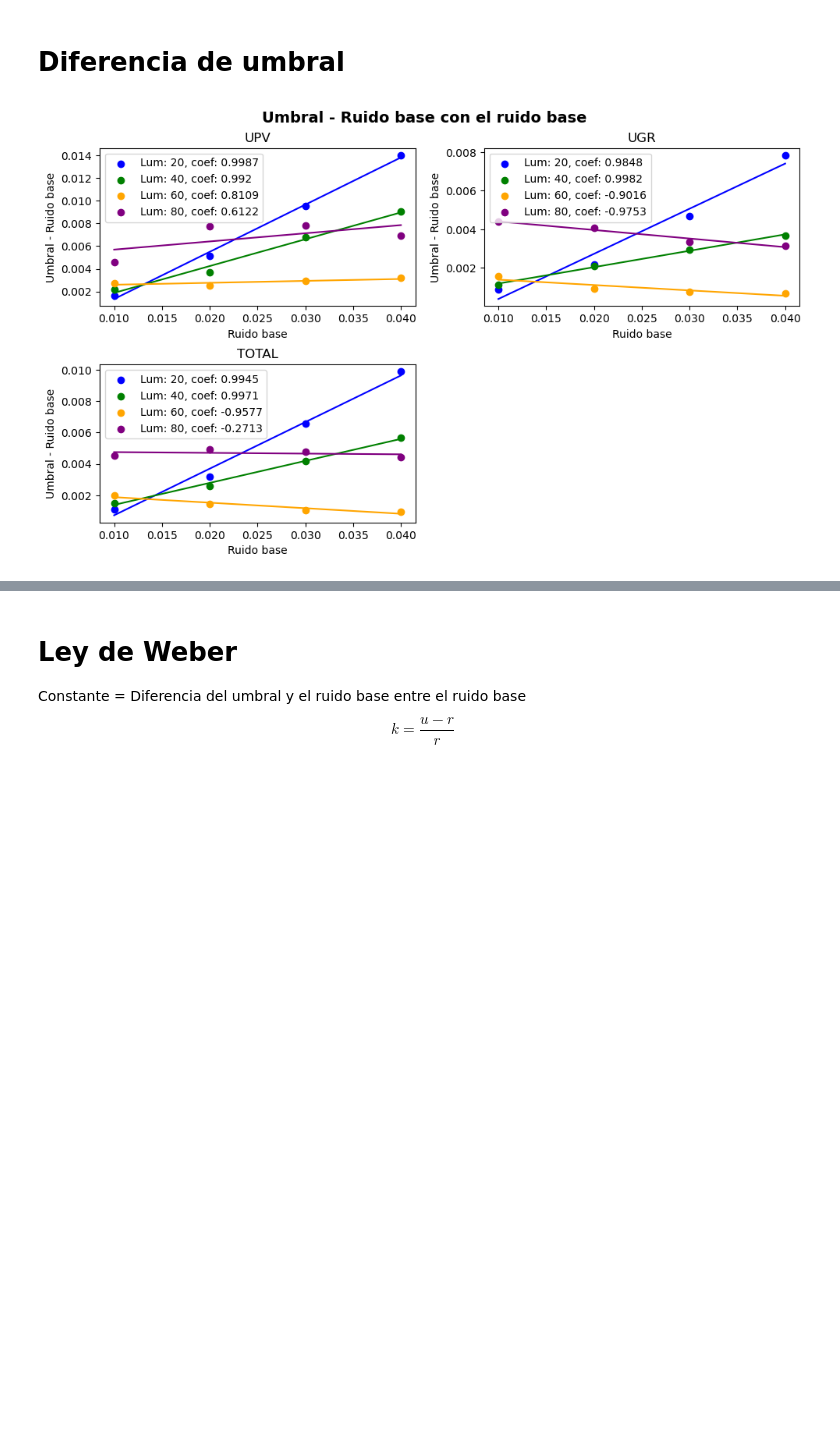
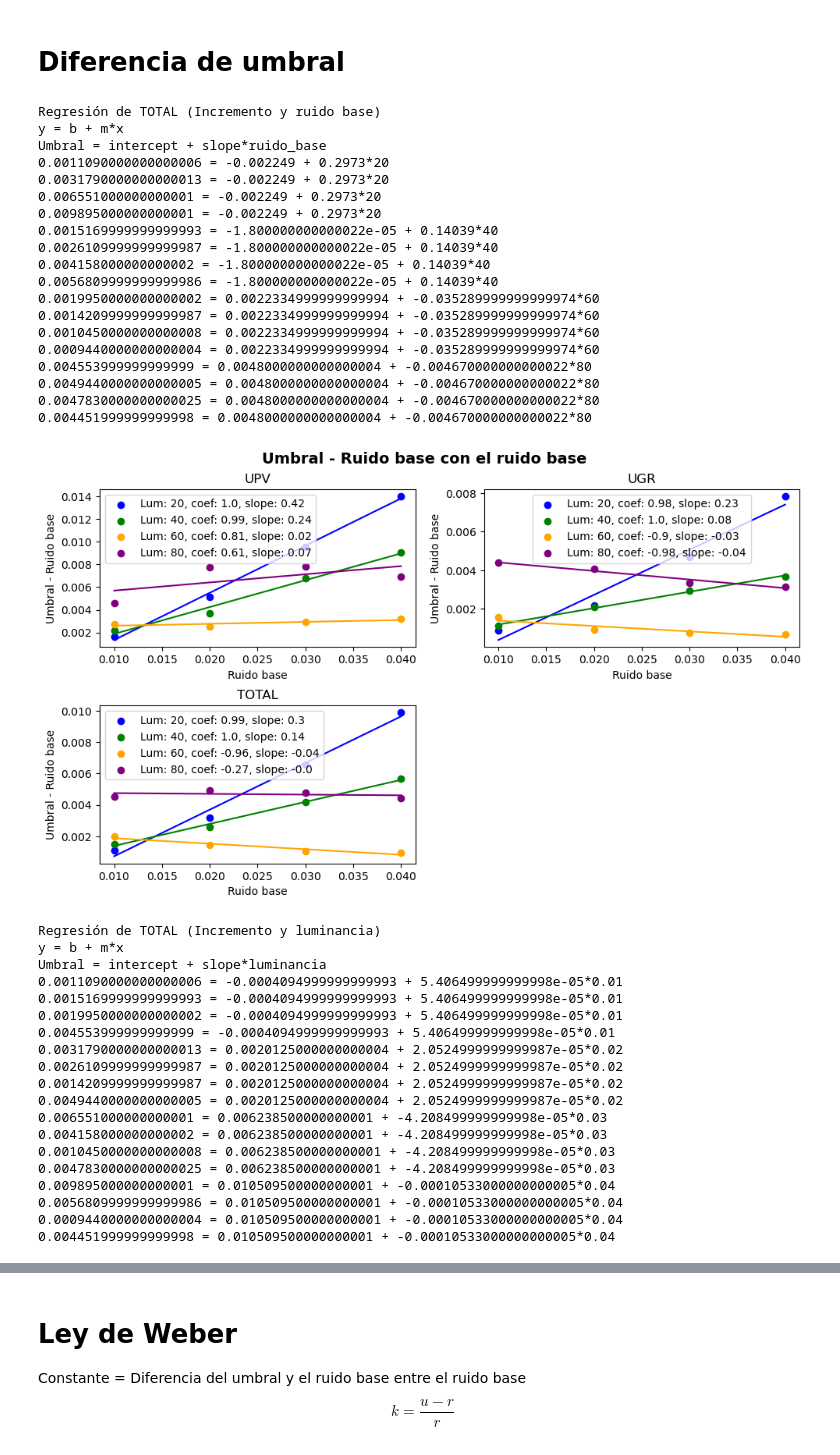
Before and after one commit to Luismikudo/tfm-noise-detection, a Jupyter notebook: plots.ipynb, the cells around one changed output, grey strips where cells are left out. Drawn from its saved outputs; the diff is of its cells as text; code cells hidden in the pictures; blank space fills up the shorter version.

```diff
--- a/plots.ipynb
+++ b/plots.ipynb
@@ -44,7 +44,7 @@ for i, luminancia in enumerate(unique_luminancias):
     slope, intercept, r_value, p_value, std_err = linregress(luminancia_ruido_base, luminancia_medias)
 
     # Graficar los resultados
-    axs[0, 0].scatter(luminancia_ruido_base, luminancia_medias, color=colors[i], label="Lum: {}, coef: {}".format(luminancia, round(r_value,4)))
+    axs[0, 0].scatter(luminancia_ruido_base, luminancia_medias, color=colors[i], label="Lum: {}, coef: {}, slope: {}".format(luminancia, round(r_value,2), round(slope,2)))
     axs[0, 0].plot(luminancia_ruido_base, intercept + slope * luminancia_ruido_base, color=colors[i])
 
 axs[0, 0].set_title('UPV')
@@ -65,7 +65,7 @@ for i, luminancia in enumerate(unique_luminancias):
     slope, intercept, r_value, p_value, std_err = linregress(luminancia_ruido_base, luminancia_medias)
 
     # Graficar los resultados
-    axs[0, 1].scatter(luminancia_ruido_base, luminancia_medias, color=colors[i], label="Lum: {}, coef: {}".format(luminancia, round(r_value,4)))
+    axs[0, 1].scatter(luminancia_ruido_base, luminancia_medias, color=colors[i], label="Lum: {}, coef: {}, slope: {}".format(luminancia, round(r_value,2), round(slope,2)))
     axs[0, 1].plot(luminancia_ruido_base, intercept + slope * luminancia_ruido_base, color=colors[i])
 
 axs[0, 1].set_title('UGR')
@@ -86,7 +86,7 @@ for i, luminancia in enumerate(unique_luminancias):
     slope, intercept, r_value, p_value, std_err = linregress(luminancia_ruido_base, luminancia_medias)
 
     # Graficar los resultados
-    axs[1, 0].scatter(luminancia_ruido_base, luminancia_medias, color=colors[i], label="Lum: {}, coef: {}".format(luminancia, round(r_value,4)))
+    axs[1, 0].scatter(luminancia_ruido_base, luminancia_medias, color=colors[i], label="Lum: {}, coef: {}, slope: {}".format(luminancia, round(r_value,2), round(slope,2)))
     axs[1, 0].plot(luminancia_ruido_base, intercept + slope * luminancia_ruido_base, color=colors[i])
 
 axs[1, 0].set_title('TOTAL')
@@ -124,7 +124,7 @@ for i, ruido in enumerate(unique_ruido_base):
     slope, intercept, r_value, p_value, std_err = linregress(ruido_base_luminancias, ruido_base_medias)
 
     # Graficar los resultados
-    axs[0, 0].scatter(ruido_base_luminancias, ruido_base_medias, color=colors[i], label="Ruido base: {}, coef: {}".format(ruido, round(r_value,4)))
+    axs[0, 0].scatter(ruido_base_luminancias, ruido_base_medias, color=colors[i], label="ruido: {}, coef: {}, slope: {}".format(ruido, round(r_value,2), round(slope,2)))
     axs[0, 0].plot(ruido_base_luminancias, intercept + slope * ruido_base_luminancias, color=colors[i])
 
 axs[0, 0].set_title('UPV'.format(ruido))
@@ -146,7 +146,7 @@ for i, ruido in enumerate(unique_ruido_base):
     slope, intercept, r_value, p_value, std_err = linregress(ruido_base_luminancias, ruido_base_medias)
 
     # Graficar los resultados
-    axs[0, 1].scatter(ruido_base_luminancias, ruido_base_medias, color=colors[i], label="Ruido base: {}, coef: {}".format(ruido, round(r_value,4)))
+    axs[0, 1].scatter(ruido_base_luminancias, ruido_base_medias, color=colors[i], label="ruido: {}, coef: {}, slope: {}".format(ruido, round(r_value,2), round(slope,2)))
     axs[0, 1].plot(ruido_base_luminancias, intercept + slope * ruido_base_luminancias, color=colors[i])
 
 axs[0, 1].set_title('UGR'.format(ruido))
@@ -168,7 +168,7 @@ for i, ruido in enumerate(unique_ruido_base):
     slope, intercept, r_value, p_value, std_err = linregress(ruido_base_luminancias, ruido_base_medias)
 
     # Graficar los resultados
-    axs[1, 0].scatter(ruido_base_luminancias, ruido_base_medias, color=colors[i], label="Ruido base: {}, coef: {}".format(ruido, round(r_value,4)))
+    axs[1, 0].scatter(ruido_base_luminancias, ruido_base_medias, color=colors[i], label="ruido: {}, coef: {}, slope: {}".format(ruido, round(r_value,2), round(slope,2)))
     axs[1, 0].plot(ruido_base_luminancias, intercept + slope * ruido_base_luminancias, color=colors[i])
 
 axs[1, 0].set_title('TOTAL'.format(ruido))
@@ -209,8 +221,9 @@ for i, luminancia in enumerate(unique_luminancias):
     slope, intercept, r_value, p_value, std_err = linregress(luminancia_ruido_base, luminancia_diferencias)
 
     # Graficar los resultados
-    axs[0, 0].scatter(luminancia_ruido_base, luminancia_diferencias, color=colors[i], label="Lum: {}, coef: {}".format(luminancia, round(r_value,4)))
+    axs[0, 0].scatter(luminancia_ruido_base, luminancia_diferencias, color=colors[i], label="Lum: {}, coef: {}, slope: {}".format(luminancia, round(r_value,2), round(slope,2)))
     axs[0, 0].plot(luminancia_ruido_base, intercept + slope * luminancia_ruido_base, color=colors[i])
+
 
 axs[0, 0].set_title('UPV')
 axs[0, 0].set_xlabel('Ruido base')
@@ -230,7 +243,7 @@ for i, luminancia in enumerate(unique_luminancias):
     slope, intercept, r_value, p_value, std_err = linregress(luminancia_ruido_base, luminancia_diferencias)
 
     # Graficar los resultados
-    axs[0, 1].scatter(luminancia_ruido_base, luminancia_diferencias, color=colors[i], label="Lum: {}, coef: {}".format(luminancia, round(r_value,4)))
+    axs[0, 1].scatter(luminancia_ruido_base, luminancia_diferencias, color=colors[i], label="Lum: {}, coef: {}, slope: {}".format(luminancia, round(r_value,2), round(slope,2)))
     axs[0, 1].plot(luminancia_ruido_base, intercept + slope * luminancia_ruido_base, color=colors[i])
 
 axs[0, 1].set_title('UGR')
@@ -240,7 +253,9 @@ axs[0, 1].legend()
 
 ruido_base = np.array([i[0] for row in data_total for i in row])
 dif_u_r = np.array([i[1]-i[0] for row in data_total for i in row])
-
+print("Regresión de TOTAL (Incremento y ruido base)")
+print("y = b + m*x")
+print("Umbral = intercept + slope*ruido_base")
 for i, luminancia in enumerate(unique_luminancias):
     # Filtrar datos correspondientes a la luminancia actual
     luminancia_indices = np.where(luminancias == luminancia)
@@ -251,8 +266,10 @@ for i, luminancia in enumerate(unique_luminancias):
     slope, intercept, r_value, p_value, std_err = linregress(luminancia_ruido_base, luminancia_diferencias)
 
     # Graficar los resultados
-    axs[1, 0].scatter(luminancia_ruido_base, luminancia_diferencias, color=colors[i], label="Lum: {}, coef: {}".format(luminancia, round(r_value,4)))
+    axs[1, 0].scatter(luminancia_ruido_base, luminancia_diferencias, color=colors[i], label="Lum: {}, coef: {}, slope: {}".format(luminancia, round(r_value,2), round(slope,2)))
     axs[1, 0].plot(luminancia_ruido_base, intercept + slope * luminancia_ruido_base, color=colors[i])
+    for i in range(len(ruido_base_medias)):
+        print(str(luminancia_diferencias[i]) + ' = ' + str(intercept) + " + " + str(slope) + "*" + str(luminancia))
 
 axs[1, 0].set_title('TOTAL')
 axs[1, 0].set_xlabel('Ruido base')
@@ -289,7 +306,7 @@ for i, ruido in enumerate(unique_ruido_base):
     slope, intercept, r_value, p_value, std_err = linregress(ruido_base_luminancias, ruido_base_diferencias)
 
     # Graficar los resultados
-    axs[0, 0].scatter(ruido_base_luminancias, ruido_base_diferencias, color=colors[i], label="Ruido base: {}, coef: {}".format(ruido, round(r_value,4)))
+    axs[0, 0].scatter(ruido_base_luminancias, ruido_base_diferencias, color=colors[i], label="ruido: {}, coef: {}, slope: {}".format(ruido, round(r_value,2), round(slope,2)))
     axs[0, 0].plot(ruido_base_luminancias, intercept + slope * ruido_base_luminancias, color=colors[i])
 
 axs[0, 0].set_title('UPV'.format(ruido))
@@ -311,7 +328,7 @@ for i, ruido in enumerate(unique_ruido_base):
     slope, intercept, r_value, p_value, std_err = linregress(ruido_base_luminancias, ruido_base_diferencias)
 
     # Graficar los resultados
-    axs[0, 1].scatter(ruido_base_luminancias, ruido_base_diferencias, color=colors[i], label="Ruido base: {}, coef: {}".format(ruido, round(r_value,4)))
+    axs[0, 1].scatter(ruido_base_luminancias, ruido_base_diferencias, color=colors[i], label="ruido: {}, coef: {}, slope: {}".format(ruido, round(r_value,2), round(slope,2)))
     axs[0, 1].plot(ruido_base_luminancias, intercept + slope * ruido_base_luminancias, color=colors[i])
 
 axs[0, 1].set_title('UGR'.format(ruido))
@@ -322,36 +339,79 @@ axs[0, 1].legend()
 dif_u_r = np.array([i[1]-i[0] for row in data_total for i in row])
 ruido_base = np.array([i[0] for row in data_total for i in row])
 
+print("Regresión de TOTAL (Incremento y luminancia)")
+print("y = b + m*x")
+print("Umbral = intercept + slope*luminancia")
 # Realizar regresión por cada nivel de ruido base
 for i, ruido in enumerate(unique_ruido_base):
     # Filtrar datos correspondientes al ruido base actual
     ruido_base_indices = np.where(ruido_base == ruido)
     ruido_base_luminancias = luminancias[ruido_base_indices]
     ruido_base_diferencias = dif_u_r[ruido_base_indices]
 
     # Realizar regresión lineal
     slope, intercept, r_value, p_value, std_err = linregress(ruido_base_luminancias, ruido_base_diferencias)
 
     # Graficar los resultados
-    axs[1, 0].scatter(ruido_base_luminancias, ruido_base_diferencias, color=colors[i], label="Ruido base: {}, coef: {}".format(ruido, round(r_value,4)))
+    axs[1, 0].scatter(ruido_base_luminancias, ruido_base_diferencias, color=colors[i], label="ruido: {}, coef: {}, slope: {}".format(ruido, round(r_value,2), round(slope,2)))
     axs[1, 0].plot(ruido_base_luminancias, intercept + slope * ruido_base_luminancias, color=colors[i])
+    for i in range(len(ruido_base_diferencias)):
+        print(str(ruido_base_diferencias[i]) + ' = ' + str(intercept) + " + " + str(slope) + "*" + str(ruido))
 
 axs[1, 0].set_title('TOTAL'.format(ruido))
 axs[1, 0].set_xlabel('Luminancia')
 axs[1, 0].set_ylabel('Umbral - Ruido base')
 axs[1, 0].legend()
 # Remover el último subplot vacío
 fig.delaxes(axs[1, 1])
 
 # Ajustar los espacios entre subplots
 plt.tight_layout()
 
 # Ajustar los espacios entre subplots
 plt.subplots_adjust(top=0.9, bottom=0.1)
 
 fig.suptitle("Umbral - Ruido base con la luminancia", fontsize=14, fontweight='bold')
 
 # Mostrar la figura
 plt.show()
 # %% [output]
+Regresión de TOTAL (Incremento y ruido base)
+y = b + m*x
+Umbral = intercept + slope*ruido_base
+0.0011090000000000006 = -0.002249 + 0.2973*20
+0.0031790000000000013 = -0.002249 + 0.2973*20
+0.006551000000000001 = -0.002249 + 0.2973*20
+0.009895000000000001 = -0.002249 + 0.2973*20
+0.0015169999999999993 = -1.800000000000022e-05 + 0.14039*40
+0.0026109999999999987 = -1.800000000000022e-05 + 0.14039*40
+0.004158000000000002 = -1.800000000000022e-05 + 0.14039*40
+0.0056809999999999986 = -1.800000000000022e-05 + 0.14039*40
+0.0019950000000000002 = 0.0022334999999999994 + -0.035289999999999974*60
+0.0014209999999999987 = 0.0022334999999999994 + -0.035289999999999974*60
+0.0010450000000000008 = 0.0022334999999999994 + -0.035289999999999974*60
+0.0009440000000000004 = 0.0022334999999999994 + -0.035289999999999974*60
+0.004553999999999999 = 0.0048000000000000004 + -0.004670000000000022*80
+0.0049440000000000005 = 0.0048000000000000004 + -0.004670000000000022*80
+0.0047830000000000025 = 0.0048000000000000004 + -0.004670000000000022*80
+0.004451999999999998 = 0.0048000000000000004 + -0.004670000000000022*80
-[figure, old version]
+[figure, new version]
+Regresión de TOTAL (Incremento y luminancia)
+y = b + m*x
+Umbral = intercept + slope*luminancia
+0.0011090000000000006 = -0.0004094999999999993 + 5.406499999999998e-05*0.01
+0.0015169999999999993 = -0.0004094999999999993 + 5.406499999999998e-05*0.01
+0.0019950000000000002 = -0.0004094999999999993 + 5.406499999999998e-05*0.01
+0.004553999999999999 = -0.0004094999999999993 + 5.406499999999998e-05*0.01
+0.0031790000000000013 = 0.0020125000000000004 + 2.0524999999999987e-05*0.02
+0.0026109999999999987 = 0.0020125000000000004 + 2.0524999999999987e-05*0.02
+0.0014209999999999987 = 0.0020125000000000004 + 2.0524999999999987e-05*0.02
+0.0049440000000000005 = 0.0020125000000000004 + 2.0524999999999987e-05*0.02
+0.006551000000000001 = 0.006238500000000001 + -4.208499999999998e-05*0.03
+0.004158000000000002 = 0.006238500000000001 + -4.208499999999998e-05*0.03
+0.0010450000000000008 = 0.006238500000000001 + -4.208499999999998e-05*0.03
+0.0047830000000000025 = 0.006238500000000001 + -4.208499999999998e-05*0.03
+0.009895000000000001 = 0.010509500000000001 + -0.00010533000000000005*0.04
+0.0056809999999999986 = 0.010509500000000001 + -0.00010533000000000005*0.04
+0.0009440000000000004 = 0.010509500000000001 + -0.00010533000000000005*0.04
+0.004451999999999998 = 0.010509500000000001 + -0.00010533000000000005*0.04
```
Also changed, not shown: parts of 4 cells of this notebook.
